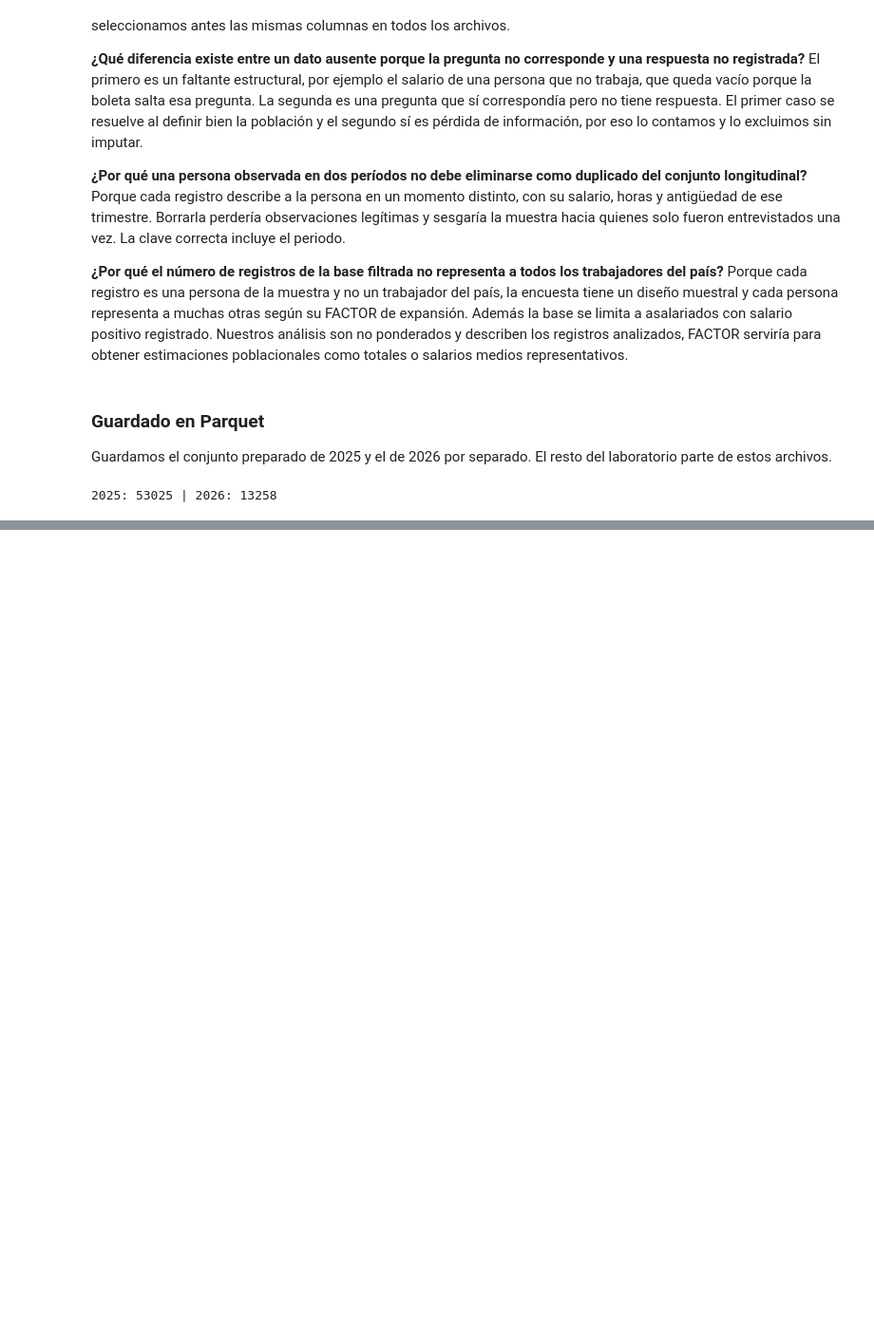
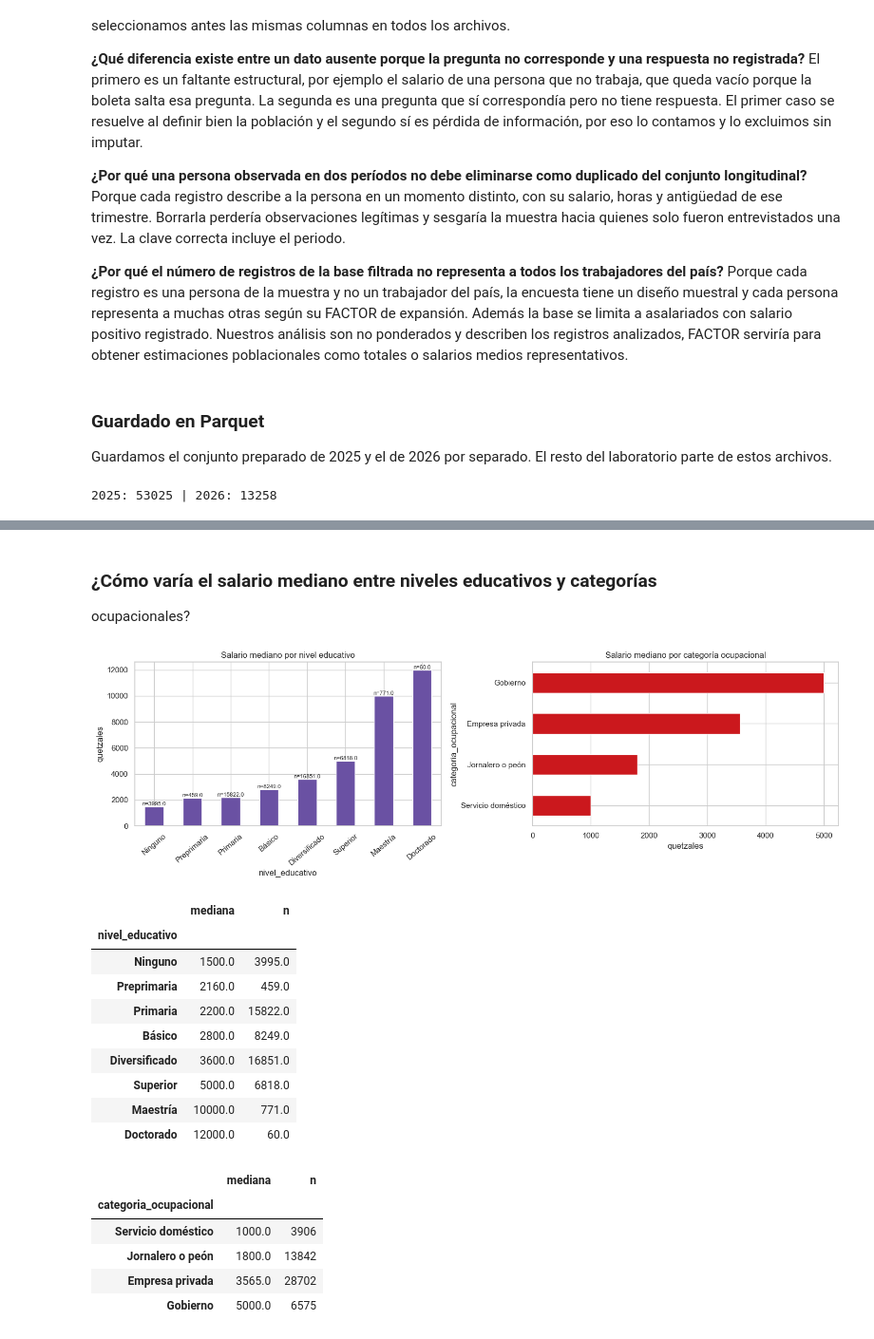
Before and after one commit to Fercho1118/Lab7_DS, a Jupyter notebook: notebooks/lab7.ipynb, the cells around one changed output, grey strips where cells are left out. Shown at 95% size. Drawn from its saved outputs; the diff is of its cells as text; code cells hidden in the pictures; blank space fills up the shorter version.

```diff
--- a/notebooks/lab7.ipynb
+++ b/notebooks/lab7.ipynb
@@ -480,0 +587,44 @@ print("2025:", eneic_2025.count(), "| 2026:", eneic_2026.count())
+# %% [markdown]
+### ¿Cómo varía el salario mediano entre niveles educativos y categorías
+ocupacionales?
+# %%
+def mediana_por(col):
+    return (eneic_2025.groupBy(col)
+            .agg(F.percentile_approx("salario_mensual", 0.5, 100000).alias("mediana"),
+                 F.count("*").alias("n")).toPandas().set_index(col))
+
+med_nivel = mediana_por("nivel_educativo").reindex([o for o in ORDEN_NIVEL])
+med_nivel = med_nivel.dropna()
+med_cat = mediana_por("categoria_ocupacional").sort_values("mediana")
+
+fig, ejes = plt.subplots(1, 2, figsize=(15, 4.8))
+med_nivel["mediana"].plot.bar(ax=ejes[0], color="#6a51a3")
+ejes[0].set_title("Salario mediano por nivel educativo")
+ejes[0].set_ylabel("quetzales")
+ejes[0].tick_params(axis="x", rotation=40)
+for i, (m, n) in enumerate(zip(med_nivel["mediana"], med_nivel["n"])):
+    ejes[0].text(i, m, f"n={n}", ha="center", va="bottom", fontsize=8)
+med_cat["mediana"].plot.barh(ax=ejes[1], color="#cb181d")
+ejes[1].set_title("Salario mediano por categoría ocupacional")
+ejes[1].set_xlabel("quetzales")
+plt.tight_layout()
+plt.show()
+display(med_nivel, med_cat)
+# %% [output]
+[figure, added]
+|  | mediana | n |
+| nivel_educativo |  |  |
+| Ninguno | 1500.0 | 3995.0 |
+| Preprimaria | 2160.0 | 459.0 |
+| Primaria | 2200.0 | 15822.0 |
+| Básico | 2800.0 | 8249.0 |
+| Diversificado | 3600.0 | 16851.0 |
+| Superior | 5000.0 | 6818.0 |
+| Maestría | 10000.0 | 771.0 |
+| Doctorado | 12000.0 | 60.0 |
+|  | mediana | n |
+| categoria_ocupacional |  |  |
+| Servicio doméstico | 1000.0 | 3906 |
+| Jornalero o peón | 1800.0 | 13842 |
+| Empresa privada | 3565.0 | 28702 |
+| Gobierno | 5000.0 | 6575 |
```
Also changed, not shown: parts of 13 cells of this notebook.
